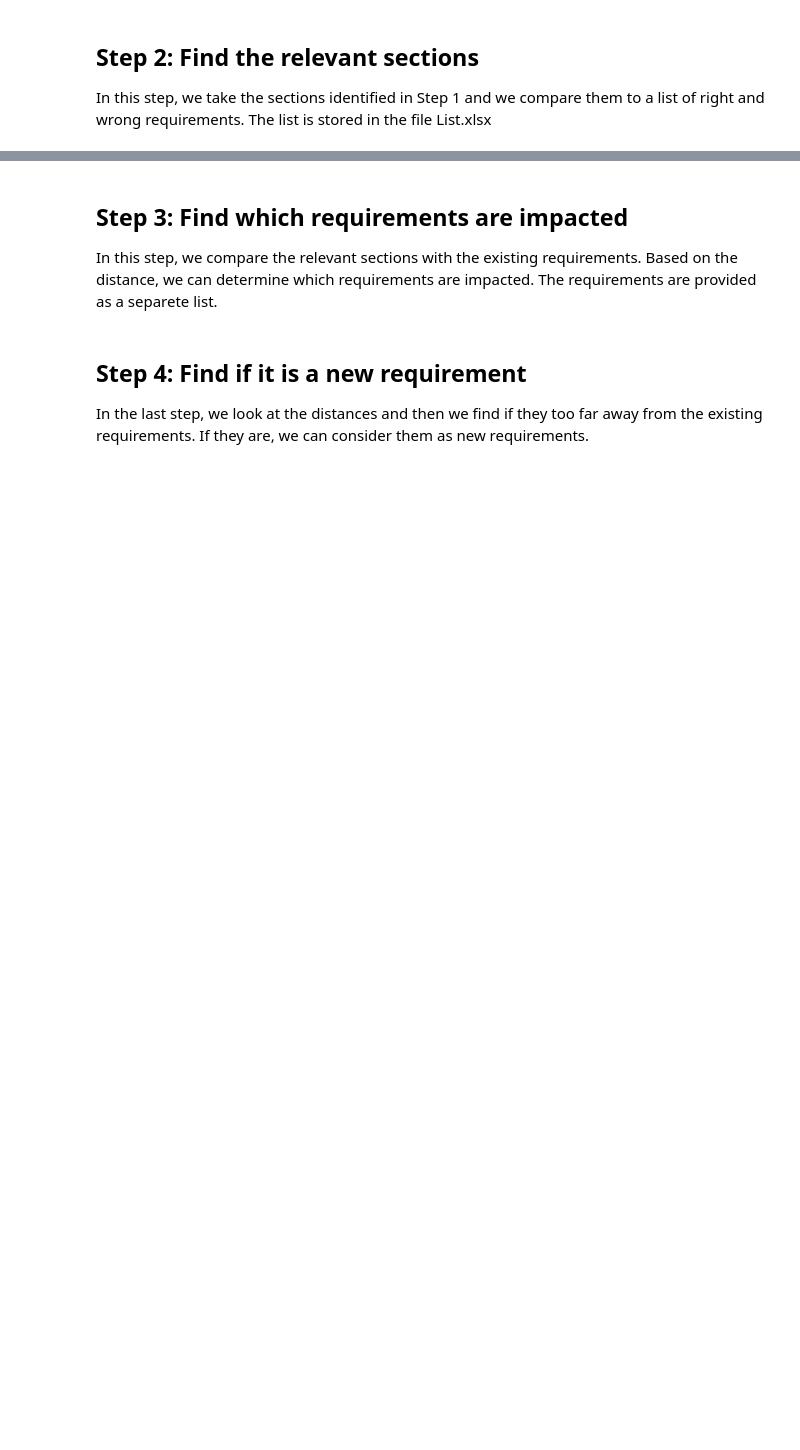
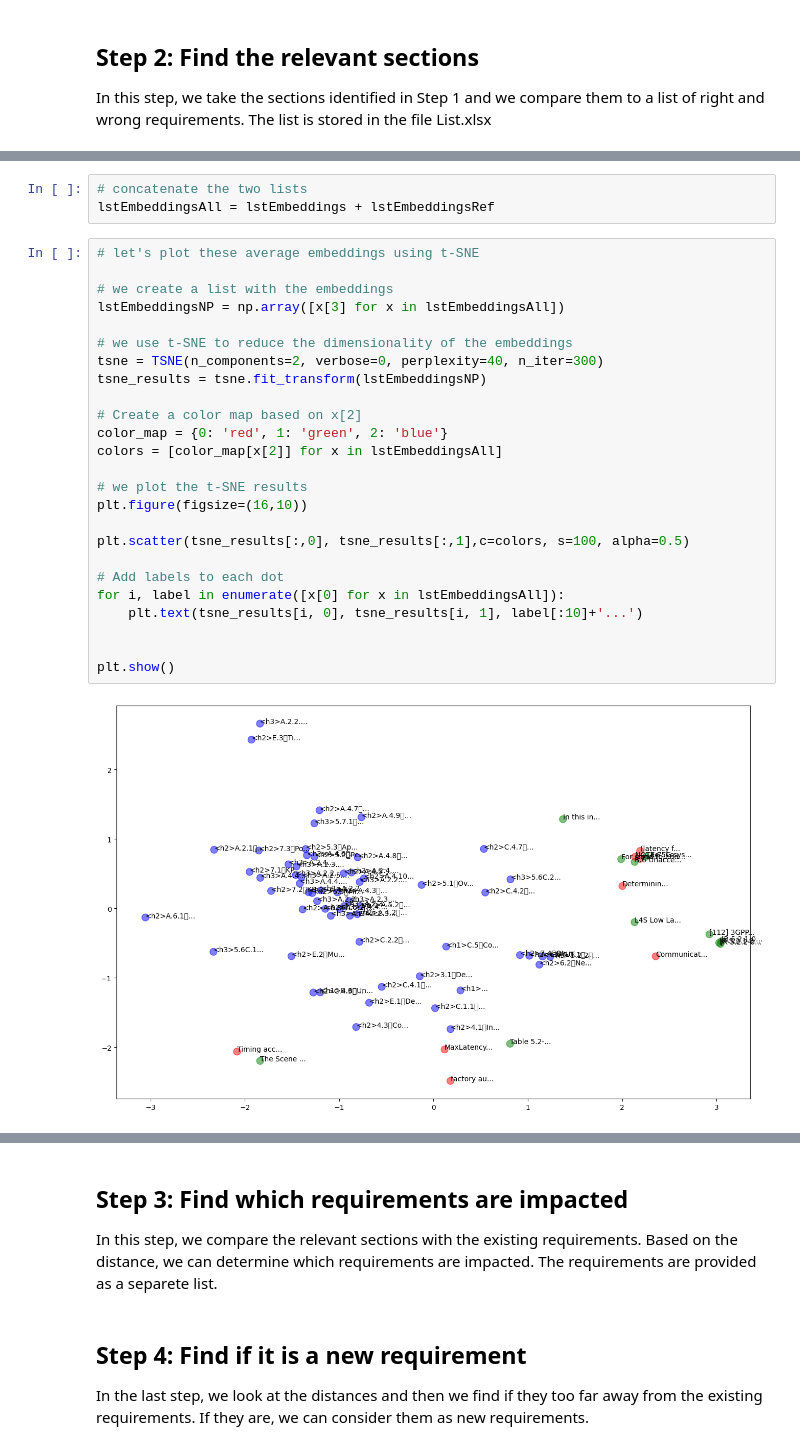
Before and after one commit to miroslawstaron/requirements_standards, a Jupyter notebook: 3REQ.ipynb, the cells around one changed output, grey strips where cells are left out. Cells and saved outputs as stored; diff of their text form; blank space fills up the shorter version.

```diff
--- a/3REQ.ipynb
+++ b/3REQ.ipynb
@@ -136,0 +165,30 @@ In this step, we take the sections identified in Step 1 and we compare them to a
+# %%
+# concatenate the two lists
+lstEmbeddingsAll = lstEmbeddings + lstEmbeddingsRef
+# %%
+# let's plot these average embeddings using t-SNE
+
+# we create a list with the embeddings
+lstEmbeddingsNP = np.array([x[3] for x in lstEmbeddingsAll])
+
+# we use t-SNE to reduce the dimensionality of the embeddings
+tsne = TSNE(n_components=2, verbose=0, perplexity=40, n_iter=300)
+tsne_results = tsne.fit_transform(lstEmbeddingsNP)
+
+# Create a color map based on x[2]
+color_map = {0: 'red', 1: 'green', 2: 'blue'}
+colors = [color_map[x[2]] for x in lstEmbeddingsAll]
+
+# we plot the t-SNE results
+plt.figure(figsize=(16,10))
+
+plt.scatter(tsne_results[:,0], tsne_results[:,1],c=colors, s=100, alpha=0.5)
+
+# Add labels to each dot
+for i, label in enumerate([x[0] for x in lstEmbeddingsAll]):
+    plt.text(tsne_results[i, 0], tsne_results[i, 1], label[:10]+'...')
+
+
+plt.show()
+# %% [output]
+[figure, added]
```
Also changed, not shown: parts of 6 cells of this notebook, 4 other files.
